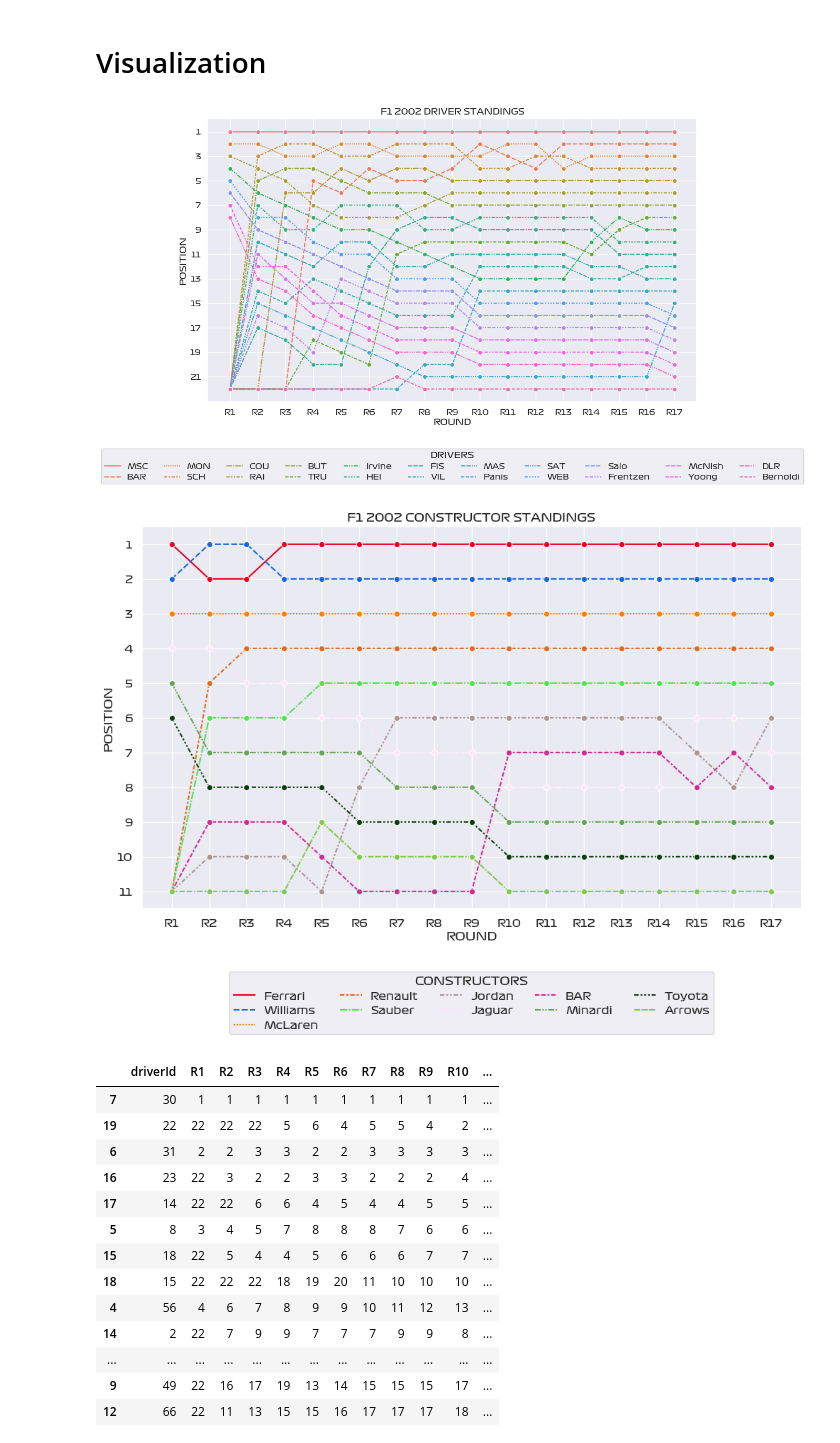
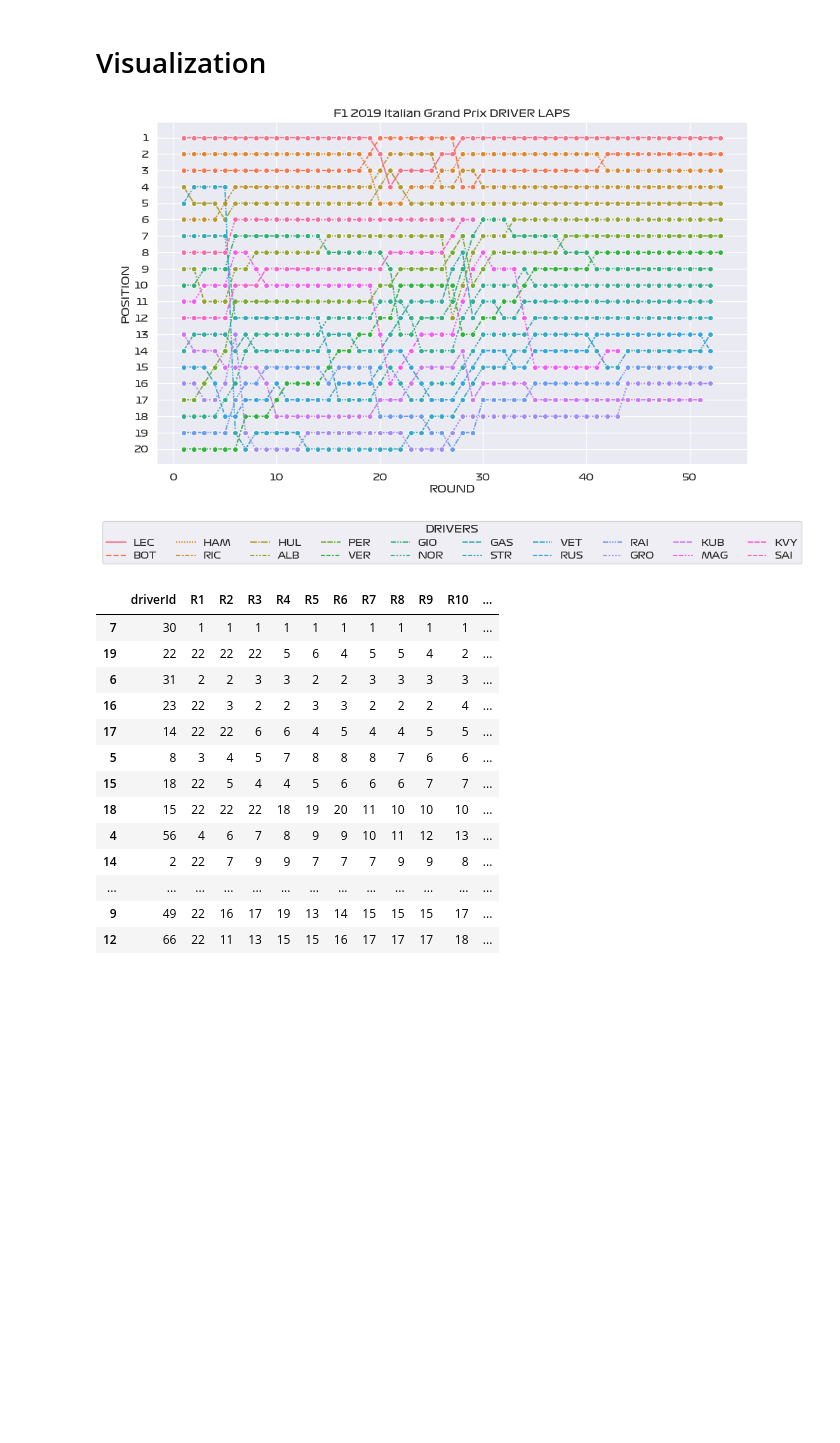
Before and after one commit to yooseungkim/FormulaOne, a Jupyter notebook: formula_one.ipynb, the cells around one changed output. Saved outputs shown, nothing was run; the diff lists cells and outputs as text; code cells hidden in the pictures; blank space fills up the shorter version.

Commit message:
raceLaps per drivers (no pitstop included)

```diff
--- a/formula_one.ipynb
+++ b/formula_one.ipynb
@@ -532,15 +550,54 @@ class F1Visualizer:
             plt.savefig(f"{self.exportDir}/{year} Constructor Standings.png",
                         dpi=500, bbox_inches="tight")
         plt.show()
+
+    def showRaceLapsWithPitstops(self, raceId, export=False):
+        raceInfo = self.query.races.query("raceId == @raceId")
+        standing = self.query.getRaceLapsWithPitStop(raceId)
+        standing = self._addReadables(standing)
+        standing.set_index("DRIVER", inplace=True)
+        standing.drop(columns="driverId", inplace=True)
+
+        # Path to your installed font (update this!)
+        font_path = "/Users/yooseungkim/Library/Fonts/Formula1-Regular.otf"
+        # Create a font object
+        custom_font = fm.FontProperties(fname=font_path)
+
+        # colorMap = dict()
+        # for k, v in self.constructorDict.items():
+        # colorMap[v[0]] = TEAM_COLORS.get(v[1], self._randomColor())
+
+        plt.figure(figsize=(12, 7))
+        sns.set_theme(style="darkgrid")
+        plt.rcParams["font.family"] = custom_font.get_name()
+        plt.rcParams["font.weight"] = "light"
+        sns.set_context("notebook")
+        sns.lineplot(data=standing.T, marker="o")
+        plt.xlabel("ROUND")
+        plt.ylabel("POSITION")
+        plt.yticks(range(1, len(standing) + 1))
+        plt.gca().invert_yaxis()
+        plt.title(f"F1 {int(raceInfo.year)} {raceInfo.iloc[0, 4]} DRIVER LAPS",
+                  fontproperties=custom_font)
+        plt.legend(title="DRIVERS", loc="upper center",
+                   bbox_to_anchor=(0.5, -0.15), ncol=int(len(standing) / 2))
+
+        # for col in standing:
+        #     x_last = standing[col].iloc[-1]  # Last X value
+        #     y_last = standing[col].iloc[-1]      # Last Y value
+        #     plt.text(x_last + 0.2, y_last, col, fontsize=12,
+        #              verticalalignment='center')
+        if export:
+            plt.savefig(f"{self.exportDir}/{raceId} Constructor Standings.png",
+                        dpi=500, bbox_inches="tight")
+        plt.show()
 # %%
 
 Visualizer = F1Visualizer()
-# %%
-Visualizer.showDriverStandingGraph(2002)
-Visualizer.showConstructorStandingGraph(2002)
-# %% [output]
-[figure, removed]
-[figure, removed]
+# %%
+Visualizer.showRaceLapsWithPitstops(1023)
+# %% [output]
+[figure, added]
 # %%
 Visualizer.query.getDriverStandingsOfYear(2002)
 # %% [output]
```
Also changed, not shown: parts of 5 cells of this notebook.
